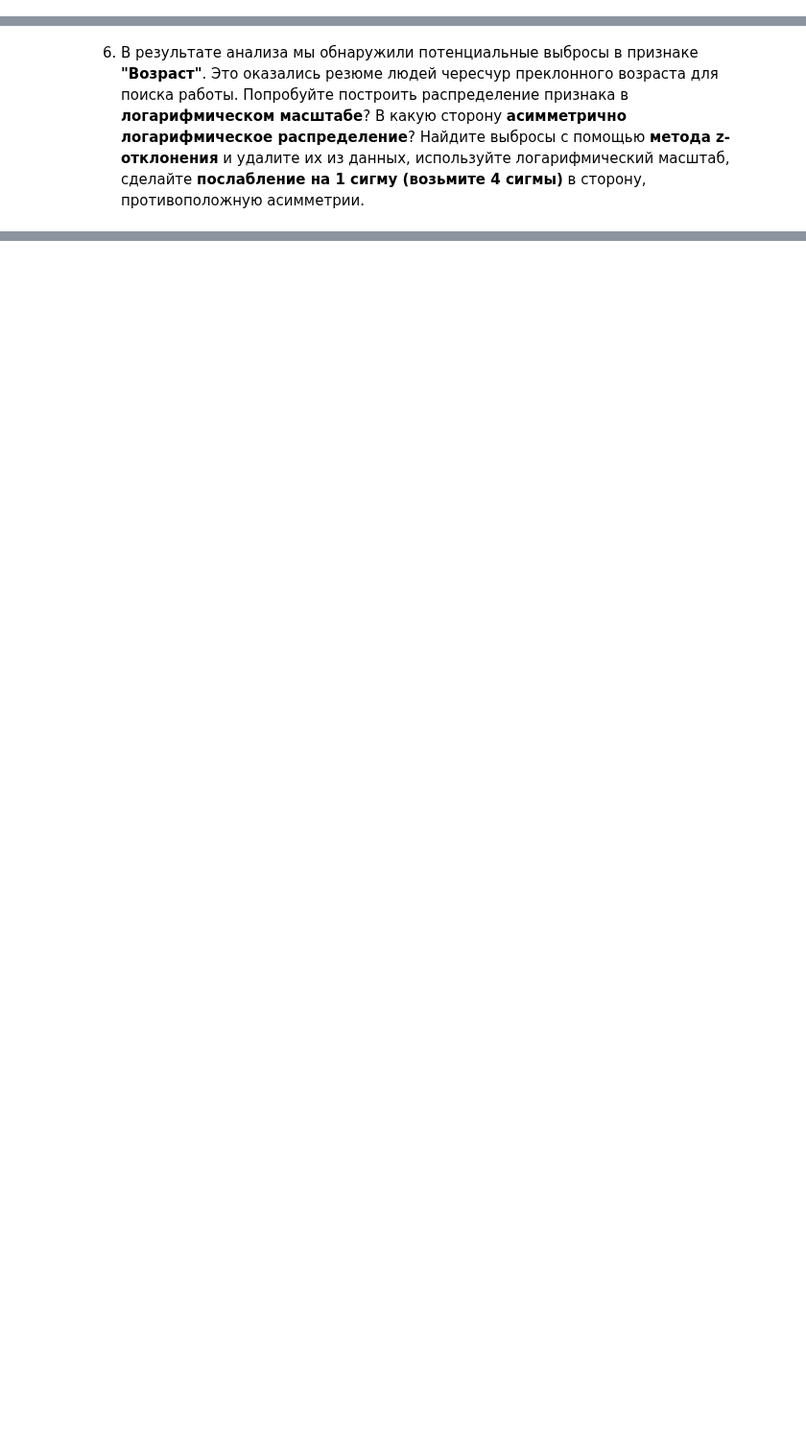
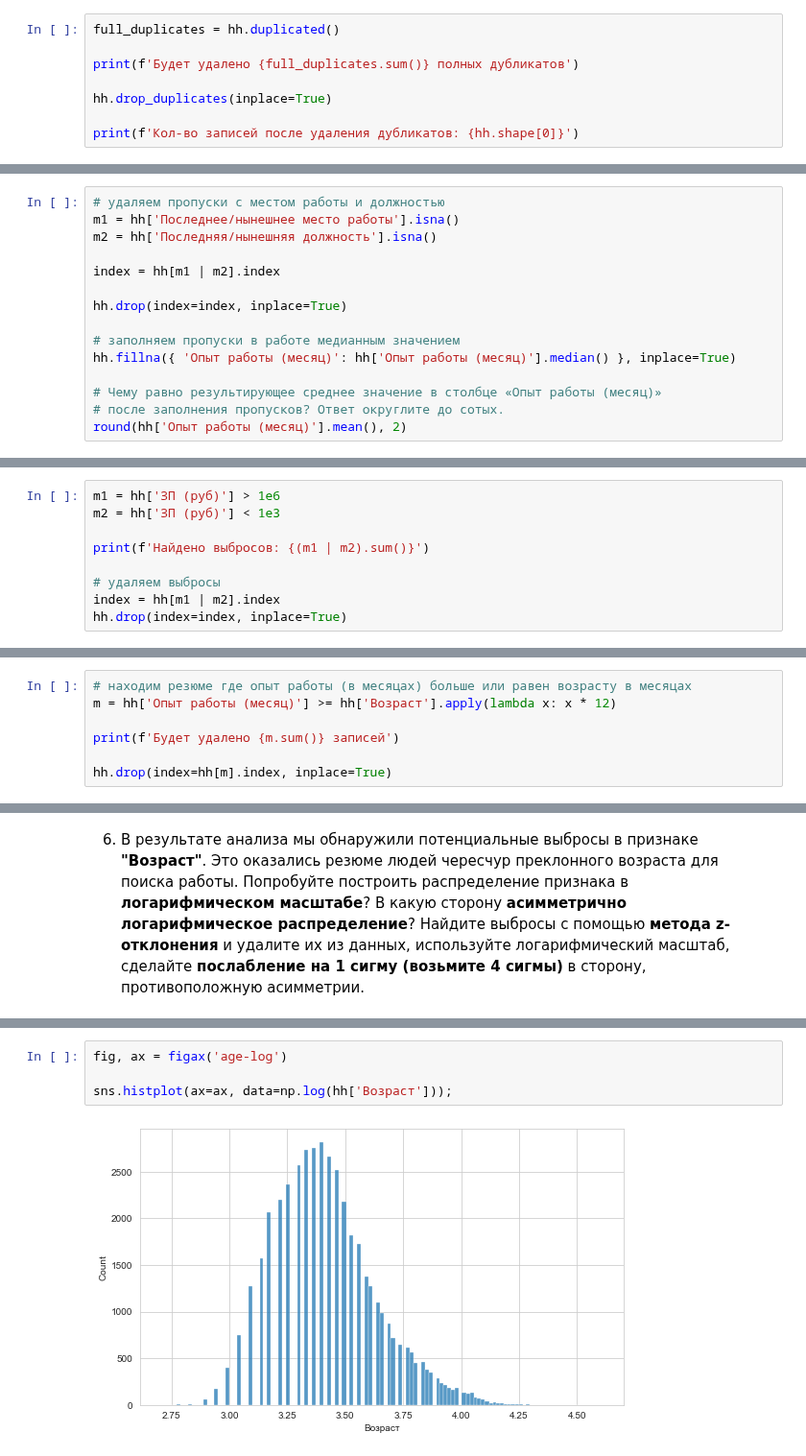
Before and after one commit to evpozdniakov/ds_projects, a Jupyter notebook: project1/hh.ipynb, the cells around one changed output, grey strips where cells are left out. Shown at 96% size. Drawn from its saved outputs; the diff is of its cells as text; blank space fills up the shorter version.

Commit message:
project1: data cleaning done

```diff
--- a/project1/hh.ipynb
+++ b/project1/hh.ipynb
@@ -1118,0 +1117,8 @@ ax.set_ylabel('');
+# %%
+full_duplicates = hh.duplicated()
+
+print(f'Будет удалено {full_duplicates.sum()} полных дубликатов')
+
+hh.drop_duplicates(inplace=True)
+
+print(f'Кол-во записей после удаления дубликатов: {hh.shape[0]}')
@@ -1126,0 +1152,15 @@ ax.set_ylabel('');
+# %%
+# удаляем пропуски с местом работы и должностью
+m1 = hh['Последнее/нынешнее место работы'].isna()
+m2 = hh['Последняя/нынешняя должность'].isna()
+
+index = hh[m1 | m2].index
+
+hh.drop(index=index, inplace=True)
+
+# заполняем пропуски в работе медианным значением
+hh.fillna({ 'Опыт работы (месяц)': hh['Опыт работы (месяц)'].median() }, inplace=True)
+
+# Чему равно результирующее среднее значение в столбце «Опыт работы (месяц)»
+# после заполнения пропусков? Ответ округлите до сотых.
+round(hh['Опыт работы (месяц)'].mean(), 2)
@@ -1130,0 +1171,9 @@ ax.set_ylabel('');
+# %%
+m1 = hh['ЗП (руб)'] > 1e6
+m2 = hh['ЗП (руб)'] < 1e3
+
+print(f'Найдено выбросов: {(m1 | m2).sum()}')
+
+# удаляем выбросы
+index = hh[m1 | m2].index
+hh.drop(index=index, inplace=True)
@@ -1134,0 +1184,7 @@ ax.set_ylabel('');
+# %%
+# находим резюме где опыт работы (в месяцах) больше или равен возрасту в месяцах
+m = hh['Опыт работы (месяц)'] >= hh['Возраст'].apply(lambda x: x * 12)
+
+print(f'Будет удалено {m.sum()} записей')
+
+hh.drop(index=hh[m].index, inplace=True)
@@ -1138,0 +1195,6 @@ ax.set_ylabel('');
+# %%
+fig, ax = figax('age-log')
+
+sns.histplot(ax=ax, data=np.log(hh['Возраст']));
+# %% [output]
+[figure, added]
```
Also changed, not shown: parts of 15 cells of this notebook.
